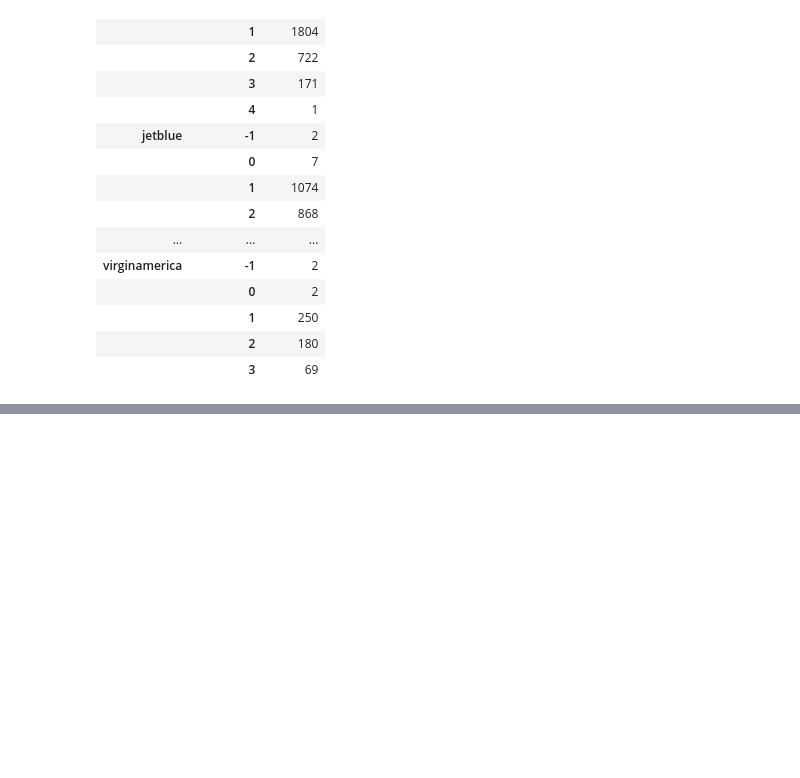
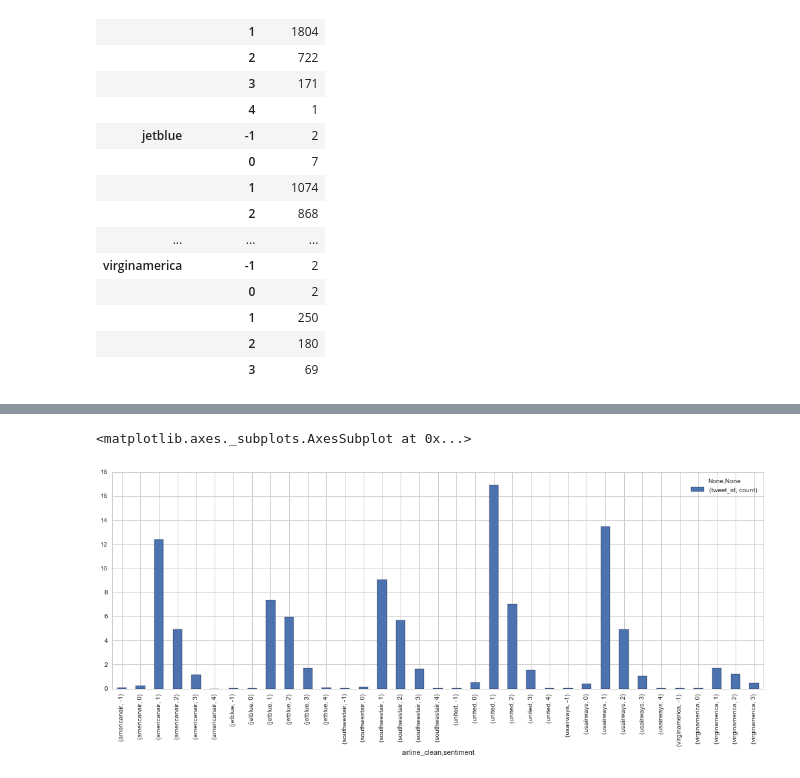
Before and after one commit to l1x/nlp, a Jupyter notebook: nlp.ipynb, the cells around one changed output, grey strips where cells are left out. Drawn from its saved outputs; the diff is of its cells as text; code cells hidden in the pictures; blank space fills up the shorter version.

```diff
--- a/nlp.ipynb
+++ b/nlp.ipynb
@@ -538,0 +525,3 @@ grp['tweet_id'].plot(kind='bar', stacked=True,figsize=(18,6))
+# %%
+dfx = dfc.apply(lambda x: 100*x/float(x.sum()))
+dfx.reset_index()
@@ -538,0 +547,5 @@ grp['tweet_id'].plot(kind='bar', stacked=True,figsize=(18,6))
+# %%
+dfx.plot(kind='bar', stacked=True,figsize=(18,6))
+# %% [output]
+<matplotlib.axes._subplots.AxesSubplot at 0x...>
+[figure, added]
```
Also changed, not shown: parts of 6 cells of this notebook.
